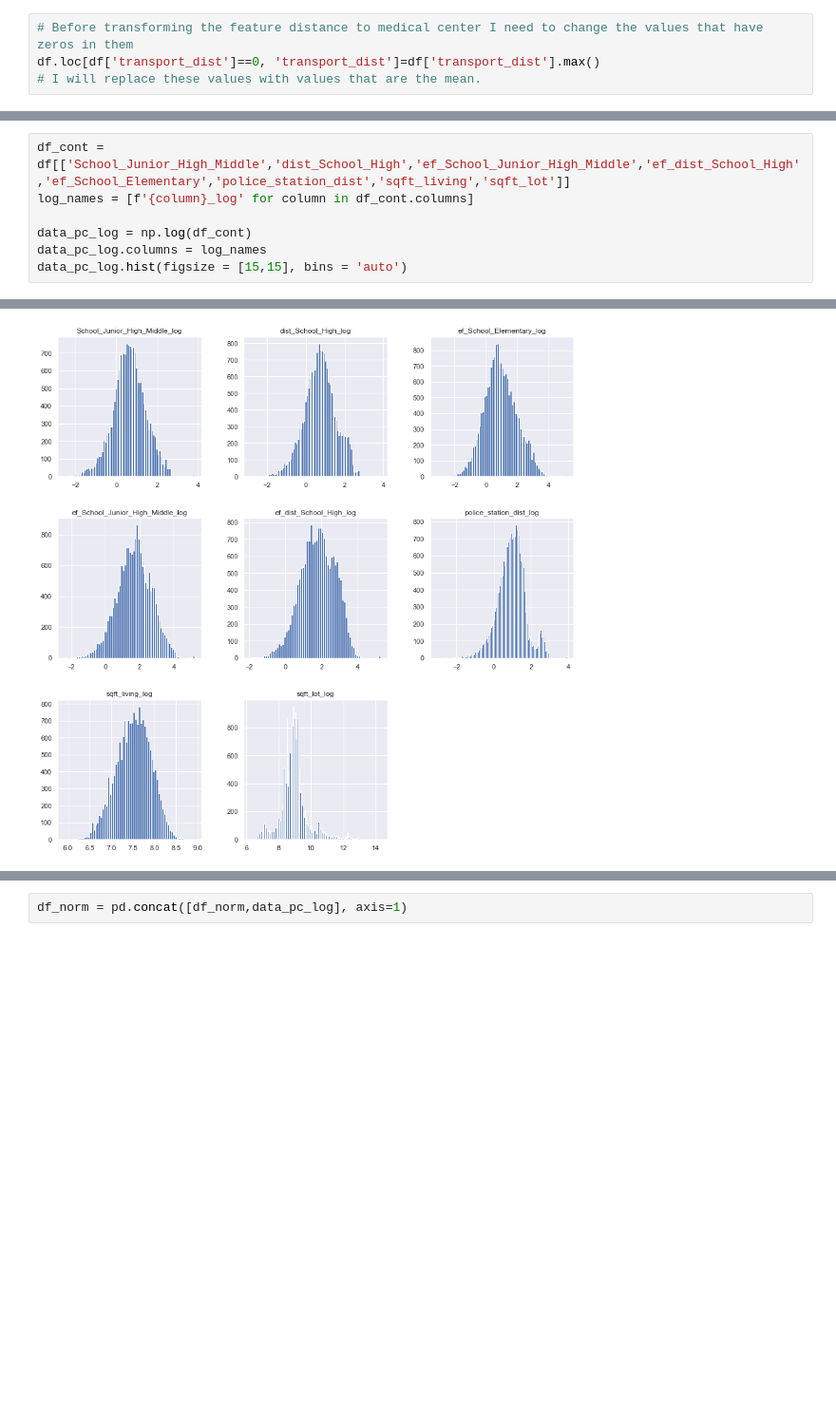
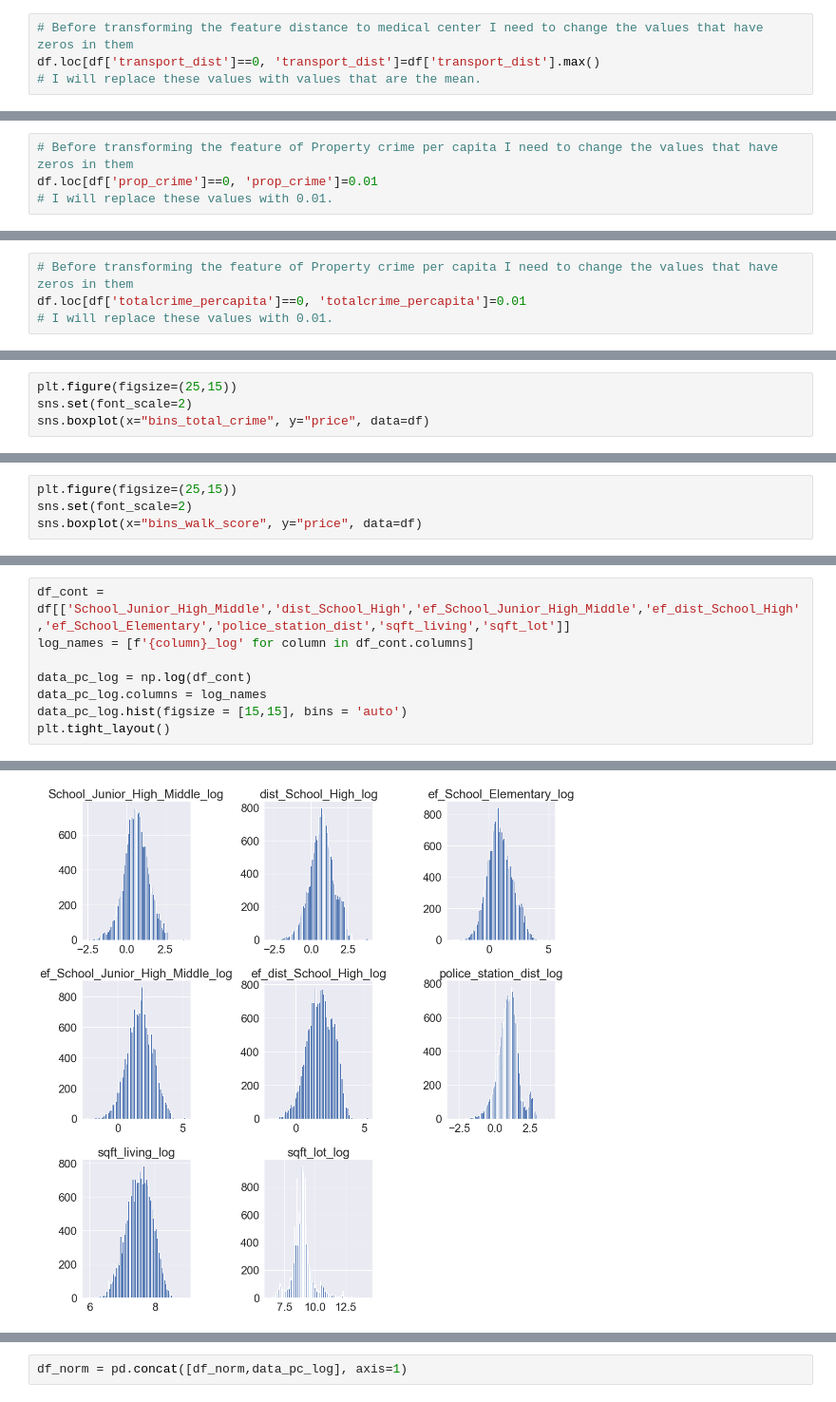
Before and after one commit to Eric-G-Romano/dsc-phase-2-project, a Jupyter notebook: Data_Prep.ipynb, the cells around one changed output, grey strips where cells are left out. Shown at 95% size. Cells and saved outputs as stored; diff of their text form; blank space fills up the shorter version.

Commit message:
Still needs some edits

```diff
--- a/Data_Prep.ipynb
+++ b/Data_Prep.ipynb
@@ -400,0 +550,4 @@ Kurtosis: -0.4883552055466387
+# %%
+# Before transforming the feature of Property crime per capita I need to change the values that have zeros in them
+df.loc[df['prop_crime']==0, 'prop_crime']=0.01
+# I will replace these values with 0.01.
@@ -400,0 +583,4 @@ Kurtosis: -0.4883552055466387
+# %%
+# Before transforming the feature of Property crime per capita I need to change the values that have zeros in them
+df.loc[df['totalcrime_percapita']==0, 'totalcrime_percapita']=0.01
+# I will replace these values with 0.01.
@@ -400,0 +612,4 @@ Kurtosis: -0.4883552055466387
+# %%
+plt.figure(figsize=(25,15))
+sns.set(font_scale=2)
+sns.boxplot(x="bins_total_crime", y="price", data=df)
@@ -400,0 +619,4 @@ Kurtosis: -0.4883552055466387
+# %%
+plt.figure(figsize=(25,15))
+sns.set(font_scale=2)
+sns.boxplot(x="bins_walk_score", y="price", data=df)
@@ -405,4 +630,5 @@ log_names = [f'{column}_log' for column in df_cont.columns]
 data_pc_log = np.log(df_cont)
 data_pc_log.columns = log_names
 data_pc_log.hist(figsize = [15,15], bins = 'auto')
+plt.tight_layout()
 # %% [output]
@@ -419 +635 @@ array([[<matplotlib.axes._subplots.AxesSubplot object at 0x...>,
-[figure, old version]
+[figure, new version]
```
Also changed, not shown: parts of 71 cells of this notebook, 4 other files.
